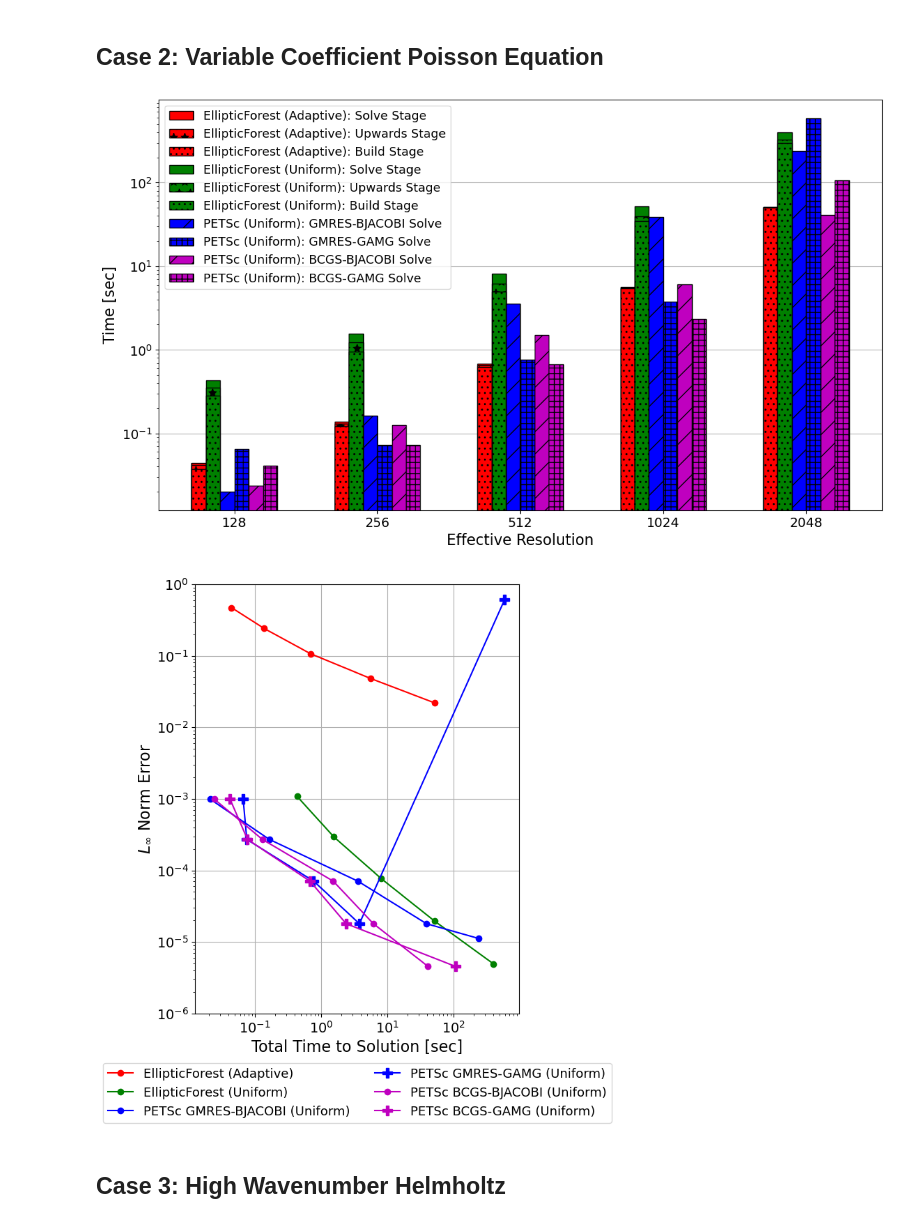
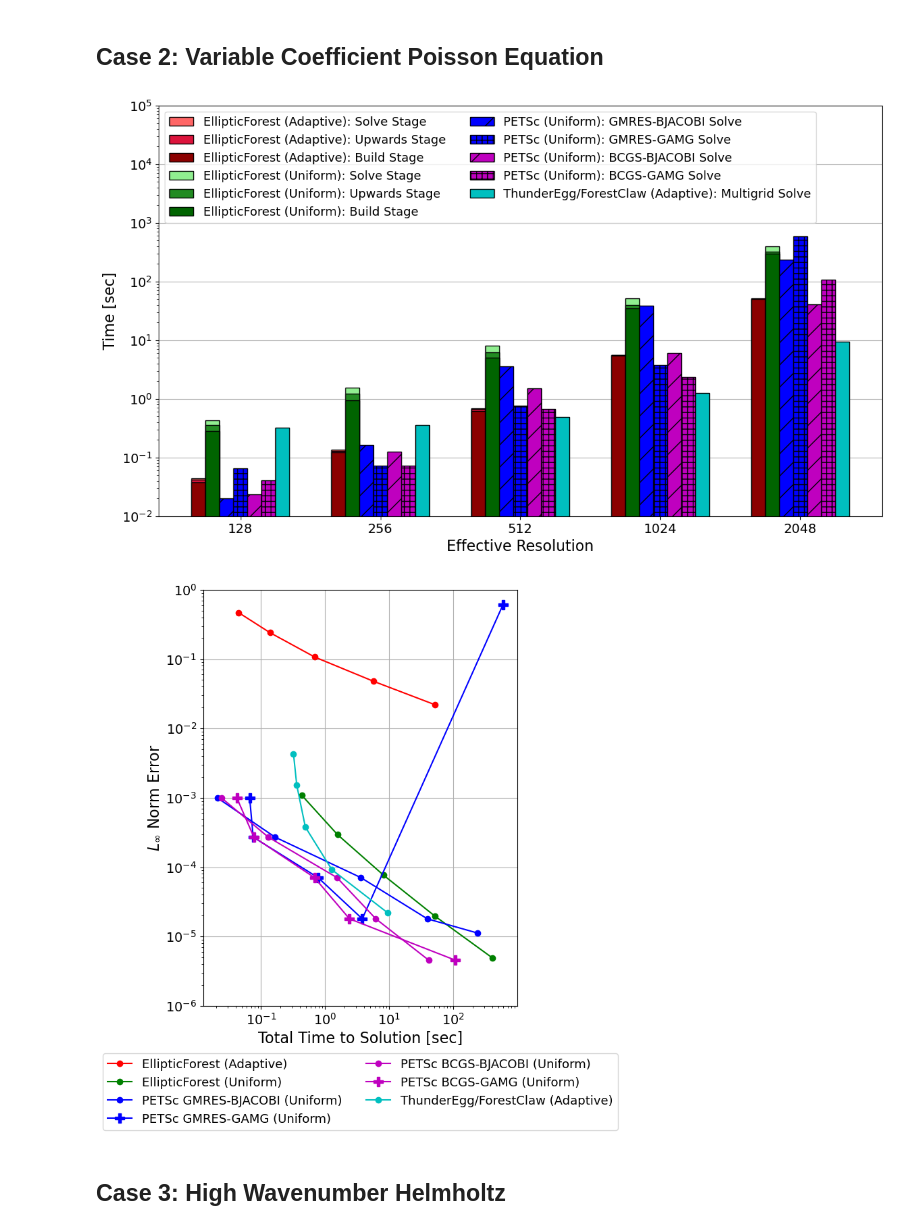
Before and after one commit to DamynChipman/Dissertation, a Jupyter notebook: src/scripts/plots.ipynb, the cells around one changed output. Drawn from its saved outputs; the diff is of its cells as text; code cells hidden in the pictures.

```diff
--- a/src/scripts/plots.ipynb
+++ b/src/scripts/plots.ipynb
@@ -7,6 +7,9 @@ import matplotlib.pyplot as plt
 # %%
 data_dir = '../data/'
 fig_dir = '../figures/'
+
+red_shades = ['#FF6666', '#DC143C', '#8B0000']
+green_shades = ['#90EE90', '#228B22', '#006400']
 # %% [markdown]
 # Chapter 6: Comparison Study Plots
 # %% [markdown]
@@ -203,6 +206,7 @@ plt.savefig(fig_dir + 'case01-work-precision-plots-no-title.png', bbox_inches='t
 # Import data
 data_elliptic_forest_adaptive = pd.read_csv(data_dir + 'case02-elliptic-forest-adaptive.csv')
 data_elliptic_forest_uniform = pd.read_csv(data_dir + 'case02-elliptic-forest-uniform.csv')
+data_thunderegg_adaptive = pd.read_csv(data_dir + 'case02-thunderegg-adaptive.csv')
 data_petsc_gmres_bjacobi_uniform = pd.read_csv(data_dir + 'case02-petsc-gmres-bjacobi-uniform.csv')
 data_petsc_gmres_gamg_uniform = pd.read_csv(data_dir + 'case02-petsc-gmres-gamg-uniform.csv')
 data_petsc_bcgs_bjacobi_uniform = pd.read_csv(data_dir + 'case02-petsc-bcgs-bjacobi-uniform.csv')
@@ -215,6 +219,8 @@ ef_adaptive_solve_time = np.array(data_elliptic_forest_adaptive['solve_time'])
 ef_uniform_build_time = np.array(data_elliptic_forest_uniform['build_time'])
 ef_uniform_upwards_time = np.array(data_elliptic_forest_uniform['upwards_time'])
 ef_uniform_solve_time = np.array(data_elliptic_forest_uniform['solve_time'])
+
+te_adaptive_solve_time = np.array(data_thunderegg_adaptive['elliptic_solve'])
 
 petsc_gmres_bjacobi_uniform_assembly_time = np.array(data_petsc_gmres_bjacobi_uniform['assembly_time'])
 petsc_gmres_bjacobi_uniform_solve_time = np.array(data_petsc_gmres_bjacobi_uniform['solve_time'])
@@ -236,15 +242,15 @@ offset = 0
 ef_adaptive_bars = [
     ax.bar(
         np.array([0, 1, 2, 3, 4]) + offset, ef_adaptive_build_time + ef_adaptive_upwards_time + ef_adaptive_solve_time,
-        color='r', edgecolor='k', label='EllipticForest (Adaptive): Solve Stage', align='edge', width=width, log=True
+        color=red_shades[0], edgecolor='k', label='EllipticForest (Adaptive): Solve Stage', align='edge', width=width, log=True
     ),
     ax.bar(
         np.array([0, 1, 2, 3, 4]) + offset, ef_adaptive_build_time + ef_adaptive_upwards_time,
-        color='r', edgecolor='k', hatch='*', label='EllipticForest (Adaptive): Upwards Stage', align='edge', width=width, log=True
+        color=red_shades[1], edgecolor='k', label='EllipticForest (Adaptive): Upwards Stage', align='edge', width=width, log=True
     ),
     ax.bar(
         np.array([0, 1, 2, 3, 4]) + offset, ef_adaptive_build_time,
-        color='r', edgecolor='k', hatch='..', label='EllipticForest (Adaptive): Build Stage', align='edge', width=width, log=True
+        color=red_shades[2], edgecolor='k', label='EllipticForest (Adaptive): Build Stage', align='edge', width=width, log=True
     )
 ]
 
@@ -252,15 +258,15 @@ offset += width
 ef_uniform_bars = [
     ax.bar(
         np.array([0, 1, 2, 3, 4]) + offset, ef_uniform_build_time + ef_uniform_upwards_time + ef_uniform_solve_time,
-        color='g', edgecolor='k', label='EllipticForest (Uniform): Solve Stage', align='edge', width=width, log=True
+        color=green_shades[0], edgecolor='k', label='EllipticForest (Uniform): Solve Stage', align='edge', width=width, log=True
     ),
     ax.bar(
         np.array([0, 1, 2, 3, 4]) + offset, ef_uniform_build_time + ef_uniform_upwards_time,
-        color='g', edgecolor='k', hatch='*', label='EllipticForest (Uniform): Upwards Stage', align='edge', width=width, log=True
+        color=green_shades[1], edgecolor='k', label='EllipticForest (Uniform): Upwards Stage', align='edge', width=width, log=True
     ),
     ax.bar(
         np.array([0, 1, 2, 3, 4]) + offset, ef_uniform_build_time,
-        color='g', edgecolor='k', hatch='..', label='EllipticForest (Uniform): Build Stage', align='edge', width=width, log=True
+        color=green_shades[2], edgecolor='k', label='EllipticForest (Uniform): Build Stage', align='edge', width=width, log=True
     )
 ]
 
@@ -283,36 +289,45 @@ petsc_gmres_gamg_bars = [
 offset += width
 petsc_bcgs_bjacobi_bars = [
     ax.bar(
         np.array([0, 1, 2, 3, 4]) + offset, petsc_bcgs_bjacobi_uniform_solve_time,
         color='m', edgecolor='k', hatch='/', label='PETSc (Uniform): BCGS-BJACOBI Solve', align='edge', width=width, log=True
     )
 ]
 
 offset += width
 petsc_bcgs_gamg_bars = [
     ax.bar(
         np.array([0, 1, 2, 3, 4]) + offset, petsc_bcgs_gamg_uniform_solve_time,
         color='m', edgecolor='k', hatch='++', label='PETSc (Uniform): BCGS-GAMG Solve', align='edge', width=width, log=True
     )
 ]
 
+offset += width
+te_adaptive_bars = [
+    ax.bar(
+        np.array([0, 1, 2, 3, 4]) + offset, te_adaptive_solve_time,
+        color='c', edgecolor='k', label='ThunderEgg/ForestClaw (Adaptive): Multigrid Solve', align='edge', width=width, log=True
+    )
+]
+
 ax.set_xlabel('Effective Resolution', size=16)
-ax.set_xticks(np.array([0, 1, 2, 3, 4]) + 0.3)
+ax.set_xticks(np.array([0, 1, 2, 3, 4]) + 0.35)
 ax.set_xticklabels([128, 256, 512, 1024, 2048])
 
 ax.set_ylabel('Time [sec]', size=16)
+ax.set_ylim([1e-2, 1e5])
 ax.tick_params(axis='both', labelsize=14)
 
-ax.legend(prop={'size':13}, ncols=1)
+ax.legend(prop={'size':13}, ncols=2, loc='upper left')
 ax.grid(axis='y', which='major')
 ax.set_axisbelow(True)
 
 # ax.set_title('Variable Poisson Equation Solve Comparison')
 
 plt.savefig(fig_dir + 'case02-stacked-bar-plot-comparisons-no-title.pdf', bbox_inches='tight')
 plt.savefig(fig_dir + 'case02-stacked-bar-plot-comparisons-no-title.png', bbox_inches='tight')
 # %% [output]
-[figure, old version]
+[figure, new version]
 # %%
 ef_adaptive_l1_error = np.array(data_elliptic_forest_adaptive['l1_error'])
 ef_adaptive_l2_error = np.array(data_elliptic_forest_adaptive['l2_error'])
@@ -323,6 +338,11 @@ ef_uniform_l1_error = np.array(data_elliptic_forest_uniform['l1_error'])
 ef_uniform_l2_error = np.array(data_elliptic_forest_uniform['l2_error'])
 ef_uniform_lI_error = np.array(data_elliptic_forest_uniform['lI_error'])
 ef_uniform_total_time = np.array(data_elliptic_forest_uniform['total_time'])
+
+te_adaptive_l1_error = np.array(data_thunderegg_adaptive['l1_error'])
+te_adaptive_l2_error = np.array(data_thunderegg_adaptive['l2_error'])
+te_adaptive_lI_error = np.array(data_thunderegg_adaptive['lI_error'])
+te_adaptive_total_time = np.array(data_thunderegg_adaptive['total_time'])
 
 petsc_gmres_bjacobi_uniform_l1_error = np.array(data_petsc_gmres_bjacobi_uniform['l1_error'])
 petsc_gmres_bjacobi_uniform_l2_error = np.array(data_petsc_gmres_bjacobi_uniform['l2_error'])
@@ -352,6 +372,7 @@ ax.loglog(petsc_gmres_bjacobi_uniform_total_time, petsc_gmres_bjacobi_uniform_lI
 ax.loglog(petsc_gmres_gamg_uniform_total_time, petsc_gmres_gamg_uniform_lI_error, 'b-P', ms=10, label='PETSc GMRES-GAMG (Uniform)')
 ax.loglog(petsc_bcgs_bjacobi_uniform_total_time, petsc_bcgs_bjacobi_uniform_lI_error, 'm-o', label='PETSc BCGS-BJACOBI (Uniform)')
 ax.loglog(petsc_bcgs_gamg_uniform_total_time, petsc_bcgs_gamg_uniform_lI_error, 'm-P', ms=10, label='PETSc BCGS-GAMG (Uniform)')
+ax.loglog(te_adaptive_total_time, te_adaptive_lI_error, 'c-o', label='ThunderEgg/ForestClaw (Adaptive)')
 
 ax.set_ylim([1e-6, 1e0])
 ax.set_xlabel('Total Time to Solution [sec]', size=16)
@@ -365,7 +386,7 @@ ax.grid()
 plt.savefig(fig_dir + 'case02-work-precision-plots-no-title.pdf', bbox_inches='tight')
 plt.savefig(fig_dir + 'case02-work-precision-plots-no-title.png', bbox_inches='tight')
 # %% [output]
-[figure, old version]
+[figure, new version]
 # %% [markdown]
 ## Case 3: High Wavenumber Helmholtz
 # %%
```
Also changed, not shown: parts of 6 cells of this notebook, 32 other files.
